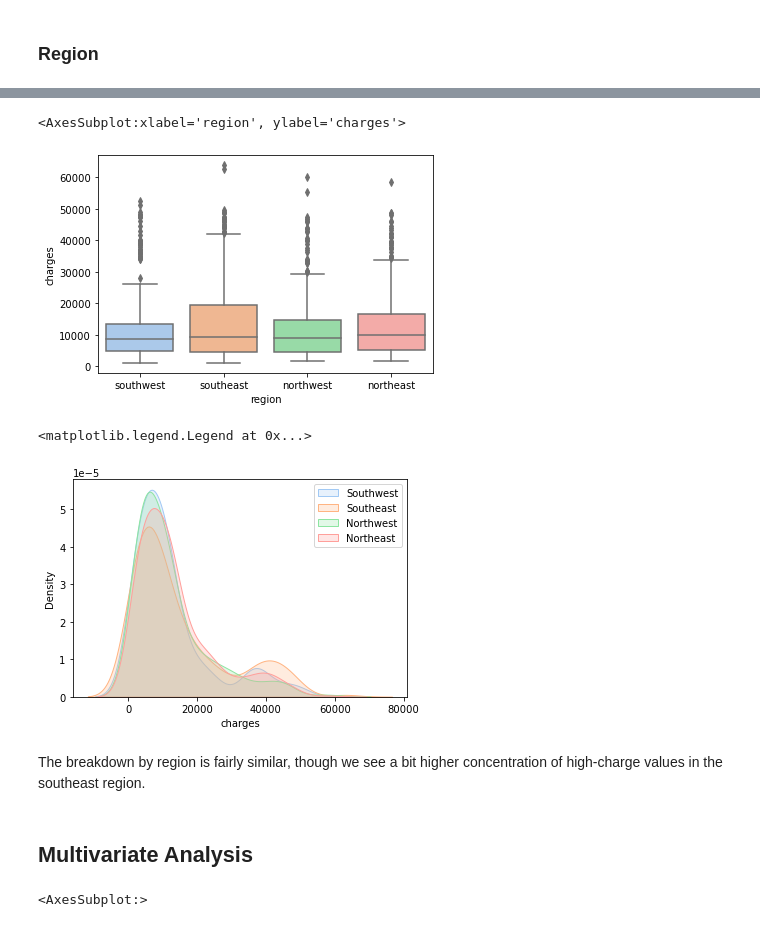
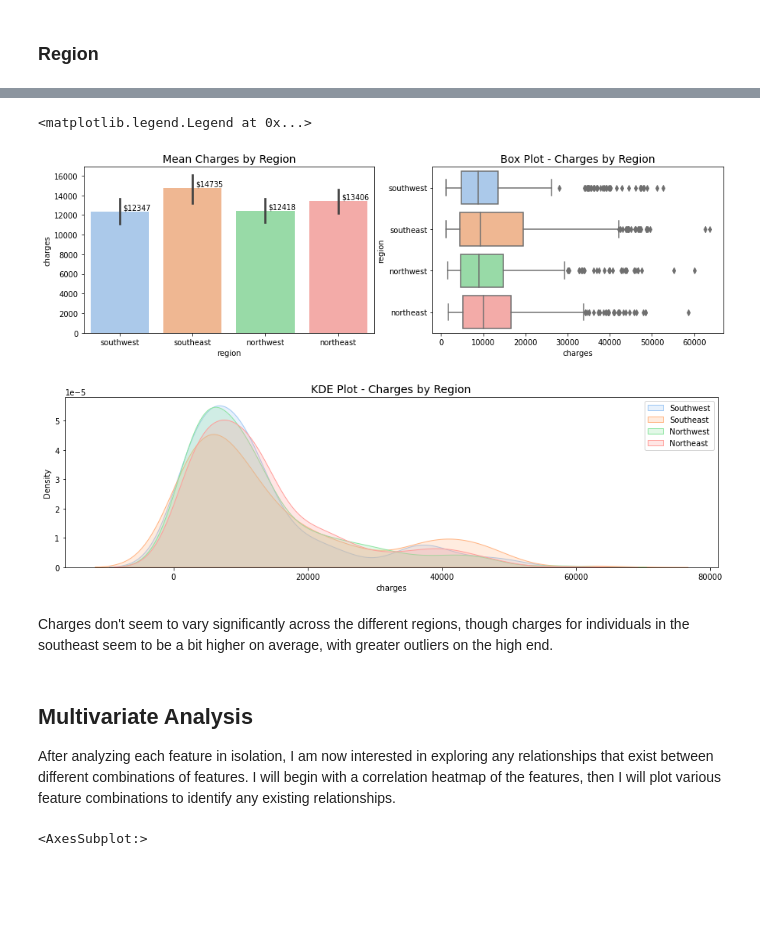
Before and after one commit to fabiovillagran/insurance_analysis, a Jupyter notebook: analysis-of-insurance-premiums.ipynb, the cells around one changed output, grey strips where cells are left out. Drawn from its saved outputs; the diff is of its cells as text; code cells hidden in the pictures; blank space fills up the shorter version.

```diff
--- a/analysis-of-insurance-premiums.ipynb
+++ b/analysis-of-insurance-premiums.ipynb
@@ -15,7 +15,7 @@ from sklearn.model_selection import train_test_split
 
 sns.set_palette("pastel")
 # %%
-df = pd.read_csv('../input/ushealthinsurancedataset/insurance.csv')
+df = pd.read_csv('insurance.csv')
 df.head()
 # %% [output]
 |  | age | sex | bmi | children | smoker | region | charges |
@@ -247,0 +210,6 @@ sns.countplot(df['smoker'])
+# %%
+fig = plt.figure(figsize=[10, 4])
+ax = sns.countplot(df['smoker'])
+for p in ax.patches:
+    ax.text(x=p.get_x()+p.get_width()/2, y=p.get_height(), s='{}'.format(p.get_height()),ha='center', fontsize=12)
+ax.set_title('Count by Smoking Status', fontsize=18)
@@ -282,0 +245,6 @@ We have a nice even mix of the 4 different regions around the US.  Great represe
+# %%
+fig = plt.figure(figsize=[12,4.5])
+ax = sns.countplot(region)
+ax.set_title('Number of Individuals by Region', fontsize=18)
+for p in ax.patches:
+    ax.text(x=p.get_x()+p.get_width()/2, y=p.get_height()+3, s='{}'.format(p.get_height()),ha='center', fontsize=11)
@@ -422,0 +405,17 @@ We can clearly see the significantly higher charges for smokers vs non-smokers f
+# %%
+fig = plt.figure(figsize=[14,4]).tight_layout(pad=None)
+plt.subplot(1,2,1)
+ax = sns.barplot(data=df, x='smoker', y='charges')
+ax.set_title('Mean Charges - Smoker vs Non-Smoker', fontsize=14)
+for p in ax.patches:
+    ax.text(x=p.get_x()+p.get_width()/1.5, y=p.get_height(), s='${}'.format(round(p.get_height())), fontsize=12)
+
+plt.subplot(1,2,2)
+ax = sns.boxplot(data=df, x='smoker', y='charges')
+ax.set_title('Charges - Smoker vs Non-Smoker', fontsize=14)
+
+fig = plt.figure(figsize=[14,4]).tight_layout(pad=None)
+sns.kdeplot(df['charges'][df['smoker']=='yes'], shade=True, label='Smoker')
+sns.kdeplot(df['charges'][df['smoker']=='no'], shade=True, label='Non-Smoker')
+plt.title('KDE Plot - Charges by Smoker Status', fontsize=14)
+plt.legend()
@@ -430,22 +430,32 @@ sns.barplot(data=df, x='region', y='charges')
-# %%
-sns.boxplot(data=df, x='region', y='charges')
-# %% [output]
-<AxesSubplot:xlabel='region', ylabel='charges'>
-[figure, removed]
 # %%
+fig = plt.figure(figsize=[15,4]).tight_layout(w_pad=1.0)
+plt.subplot(1,2,1)
+ax = sns.barplot(data=df, x='region', y='charges')
+ax.set_title('Mean Charges by Region', fontsize=14)
+for p in ax.patches:
+    ax.text(x=p.get_x()+p.get_width()/1.8, y=p.get_height()+200, s='${}'.format(round(p.get_height())), fontsize=9.5)
+
+plt.subplot(1,2,2)
+sns.boxplot(data=df, x='charges', y='region')
+plt.title('Box Plot - Charges by Region', fontsize=14)
+
+fig = plt.figure(figsize=[15,4])
 sns.kdeplot(df['charges'][df['region']=='southwest'], shade=True, label='Southwest')
 sns.kdeplot(df['charges'][df['region']=='southeast'], shade=True, label='Southeast')
 sns.kdeplot(df['charges'][df['region']=='northwest'], shade=True, label='Northwest')
 sns.kdeplot(df['charges'][df['region']=='northeast'], shade=True, label='Northeast')
-
+plt.title('KDE Plot - Charges by Region', fontsize=14)
 plt.legend()
 # %% [output]
 <matplotlib.legend.Legend at 0x...>
-[figure, old version]
+[figure, new version]
+[figure, added]
-# %% [markdown]
-The breakdown by region is fairly similar, though we see a bit higher concentration of high-charge values in the southeast region.
-# %% [markdown]
-## Multivariate Analysis
+# %% [markdown]
+Charges don't seem to vary significantly across the different regions, though charges for individuals in the southeast seem to be a bit higher on average, with greater outliers on the high end.
+# %% [markdown]
+## Multivariate Analysis
+
+After analyzing each feature in isolation, I am now interested in exploring any relationships that exist between different combinations of features.  I will begin with a correlation heatmap of the features, then I will plot various feature combinations to identify any existing relationships.
 # %%
 sns.heatmap(df.corr(), center=0, cmap='YlGnBu', robust=True, annot=True)
 # %% [output]
```
Also changed, not shown: parts of 152 cells of this notebook.
